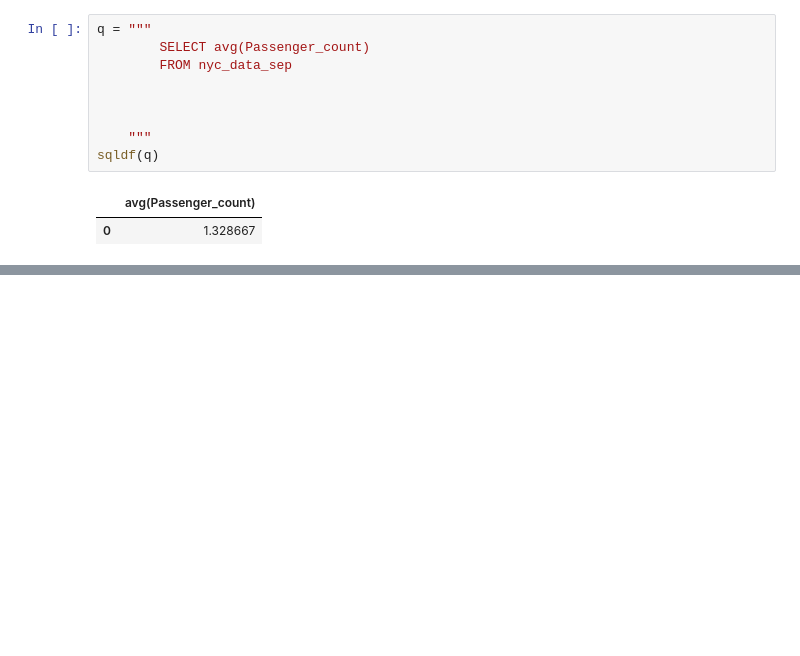
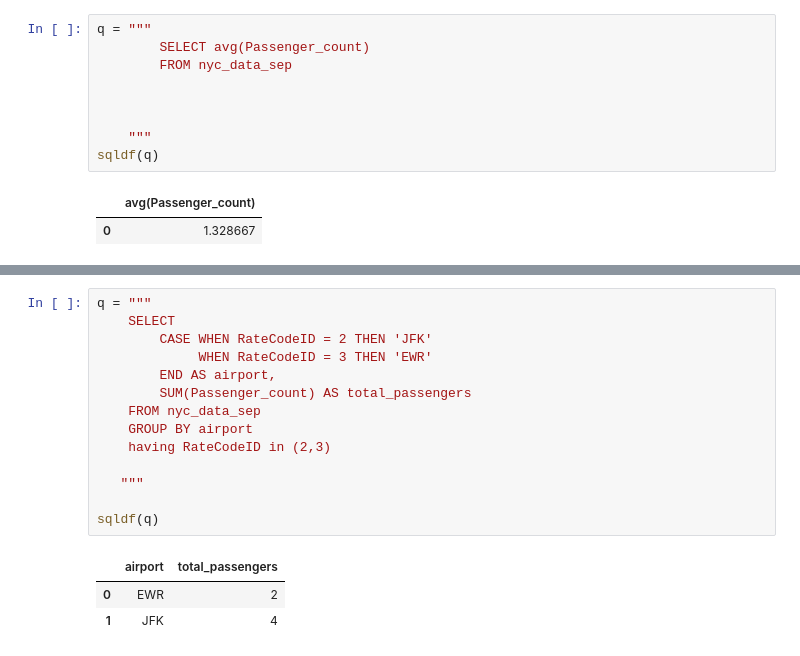
Before and after one commit to bayraktarengin/eurotech, a Jupyter notebook: nyc_taxi_query_notebook.ipynb, the cells around one changed output, grey strips where cells are left out. Cells and saved outputs as stored; diff of their text form; blank space fills up the shorter version.

```diff
--- a/nyc_taxi_query_notebook.ipynb
+++ b/nyc_taxi_query_notebook.ipynb
@@ -478,0 +585,18 @@ sqldf(q)
+# %%
+q = """
+    SELECT
+        CASE WHEN RateCodeID = 2 THEN 'JFK'
+             WHEN RateCodeID = 3 THEN 'EWR'
+        END AS airport,
+        SUM(Passenger_count) AS total_passengers
+    FROM nyc_data_sep
+    GROUP BY airport
+    having RateCodeID in (2,3)
+
+   """
+
+sqldf(q)
+# %% [output]
+|  | airport | total_passengers |
+| 0 | EWR | 2 |
+| 1 | JFK | 4 |
```
Also changed, not shown: parts of 17 cells of this notebook.
